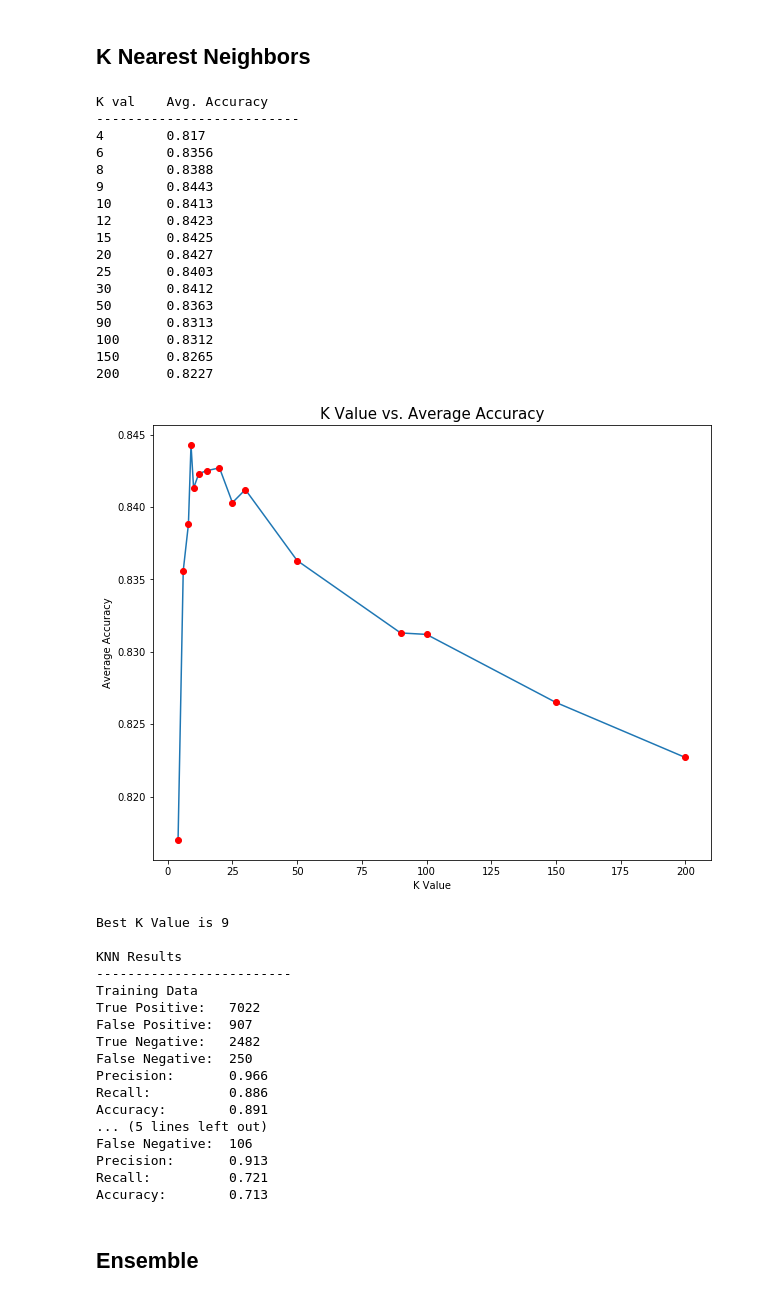
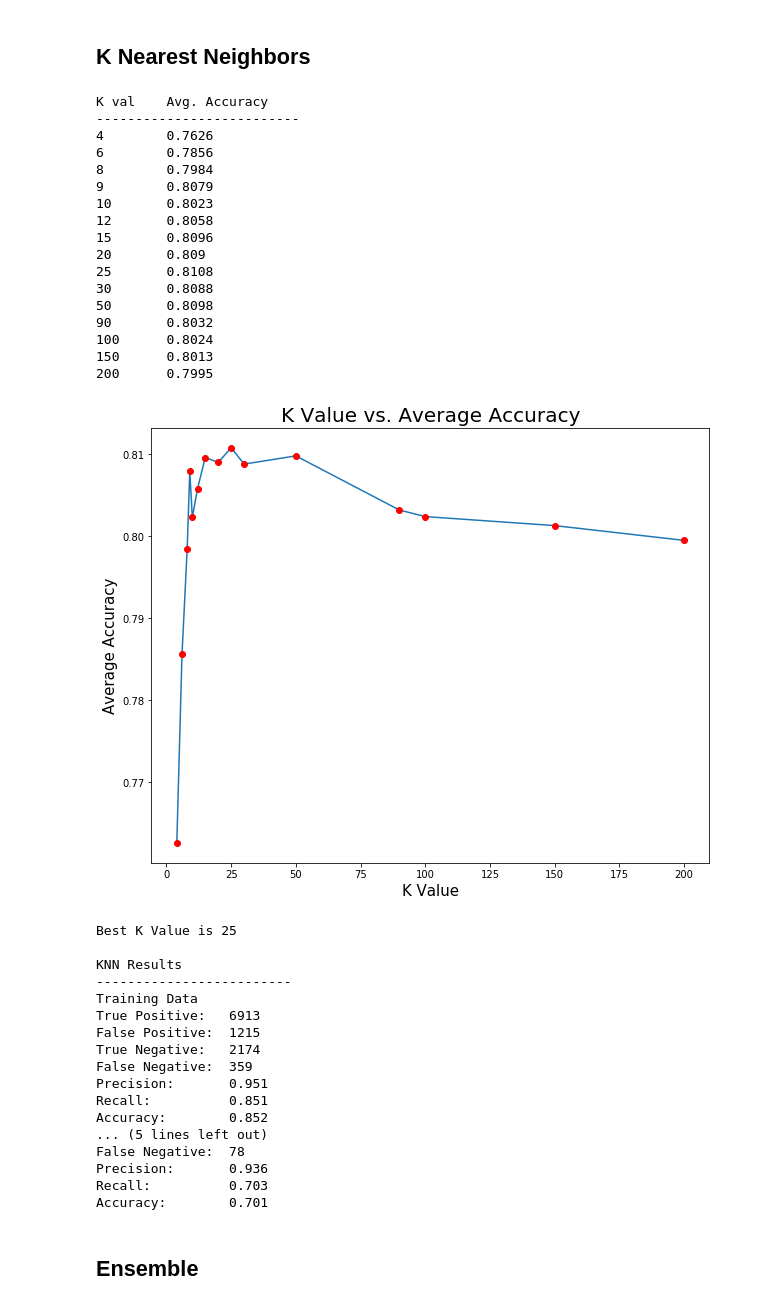
Before and after one commit to ansel-z/CX4240-Cancer-Cell-Classfication-Project, a Jupyter notebook: Classification.ipynb, the cells around one changed output. Drawn from its saved outputs; the diff is of its cells as text; code cells hidden in the pictures.

```diff
--- a/Classification.ipynb
+++ b/Classification.ipynb
@@ -42,9 +42,9 @@ from mlens.metrics import make_scorer
 # %% [markdown]
 ## Load data
 # %%
-train_df = pd.read_csv('Data/RF_train_data.csv')
+train_df = pd.read_csv('Data/PCA_train_data_17.csv')
 train = pd.DataFrame.as_matrix(train_df)
-test = pd.DataFrame.as_matrix(pd.read_csv('Data/RF_test_data.csv'))
+test = pd.DataFrame.as_matrix(pd.read_csv('Data/PCA_test_data_17.csv'))
 train_data = train[:,2:]
 label_train = np.array(train[:,1], dtype=int)
 test_data = test[:,2:]
@@ -163,7 +136,7 @@ def plot_grid_search(cv_results, grid_param_1, grid_param_2, name_param_1, name_
 # %%
 # SVM
 # Tuning the hyperparameters
-param_grid =  {'C': [3,7,10], 'gamma': [.1,1,5,10], 'kernel': ['rbf'], 'probability':[True]}
+param_grid =  {'C': [1,10,25], 'gamma': [.1,1,3,6,10], 'kernel': ['rbf'], 'probability':[True]}
 SV_clf = GridSearchCV(svm.SVC(), param_grid, cv=5)
 t0 = time.time()
 SV_clf.fit(train_data, label_train)
@@ -386,47 +360,47 @@ def k_value_use_k_fold(train_data, train_label, k_value, kfold_nsplit):
 # %%
 # test the mean accuracy for each k value
 
 number_of_splits = 10
 k_value_list = [4,6,8,9,10,12,15,20,25,30, 50, 90, 100, 150, 200]
 
 print('K val \t Avg. Accuracy')
 print('--------------------------')
 test_tuple_list = []
 for k_value in k_value_list:
     average_accuracy = k_value_use_k_fold(train_data, label_train, k_value, number_of_splits)
     test_tuple_list.append((average_accuracy, k_value))
 
 x = [x[1] for x in test_tuple_list]
 y = [x[0] for x in test_tuple_list]
 plt.figure(figsize=(10,8))
 plt.plot(x,y)
 plt.plot(x,y,'or')
-plt.title("K Value vs. Average Accuracy", fontsize=15)
-plt.xlabel("K Value", fontsize=10)
-plt.ylabel("Average Accuracy", fontsize=10)
+plt.title("K Value vs. Average Accuracy", fontsize=20)
+plt.xlabel("K Value", fontsize=15)
+plt.ylabel("Average Accuracy", fontsize=15)
 plt.show()
 
 test_tuple_list.sort(reverse = True)
 best_k_value = test_tuple_list[0][1]
 # %% [output]
 K val    Avg. Accuracy
 --------------------------
-4        0.817
-6        0.8356
-8        0.8388
-9        0.8443
-10       0.8413
-12       0.8423
-15       0.8425
-20       0.8427
-25       0.8403
-30       0.8412
-50       0.8363
-90       0.8313
-100      0.8312
-150      0.8265
-200      0.8227
+4        0.7626
+6        0.7856
+8        0.7984
+9        0.8079
+10       0.8023
+12       0.8058
+15       0.8096
+20       0.809
+25       0.8108
+30       0.8088
+50       0.8098
+90       0.8032
+100      0.8024
+150      0.8013
+200      0.7995
-[figure, old version]
+[figure, new version]
 # %%
 # Use the best K_value
 
@@ -451,27 +425,30 @@ get_errors(KNN_train_pred, label_train)
 # test results
 print(' ')
 print('Test Data')
-KNN_accuracy = get_errors(KNN_test_pred, label_test)
+KNN_accuracy,KNN_recall,KNN_precision,KNN_F1 = get_errors(KNN_test_pred, label_test)
 
 accuracies.append(KNN_accuracy)
+recalls.append(KNN_recall)
+precisions.append(KNN_precision)
+F1.append(KNN_F1)
 # %% [output]
-Best K Value is 9
+Best K Value is 25
 
 KNN Results
 -------------------------
 Training Data
-True Positive:   7022
-False Positive:  907
-True Negative:   2482
-False Negative:  250
-Precision:       0.966
-Recall:          0.886
-Accuracy:        0.891
+True Positive:   6913
+False Positive:  1215
+True Negative:   2174
+False Negative:  359
+Precision:       0.951
+Recall:          0.851
+Accuracy:        0.852
 ... (5 lines left out)
-False Negative:  106
-Precision:       0.913
-Recall:          0.721
-Accuracy:        0.713
+False Negative:  78
+Precision:       0.936
+Recall:          0.703
+Accuracy:        0.701
 # %% [markdown]
 ## Ensemble
 # %%
```
Also changed, not shown: parts of 12 cells of this notebook, 9 other files.
